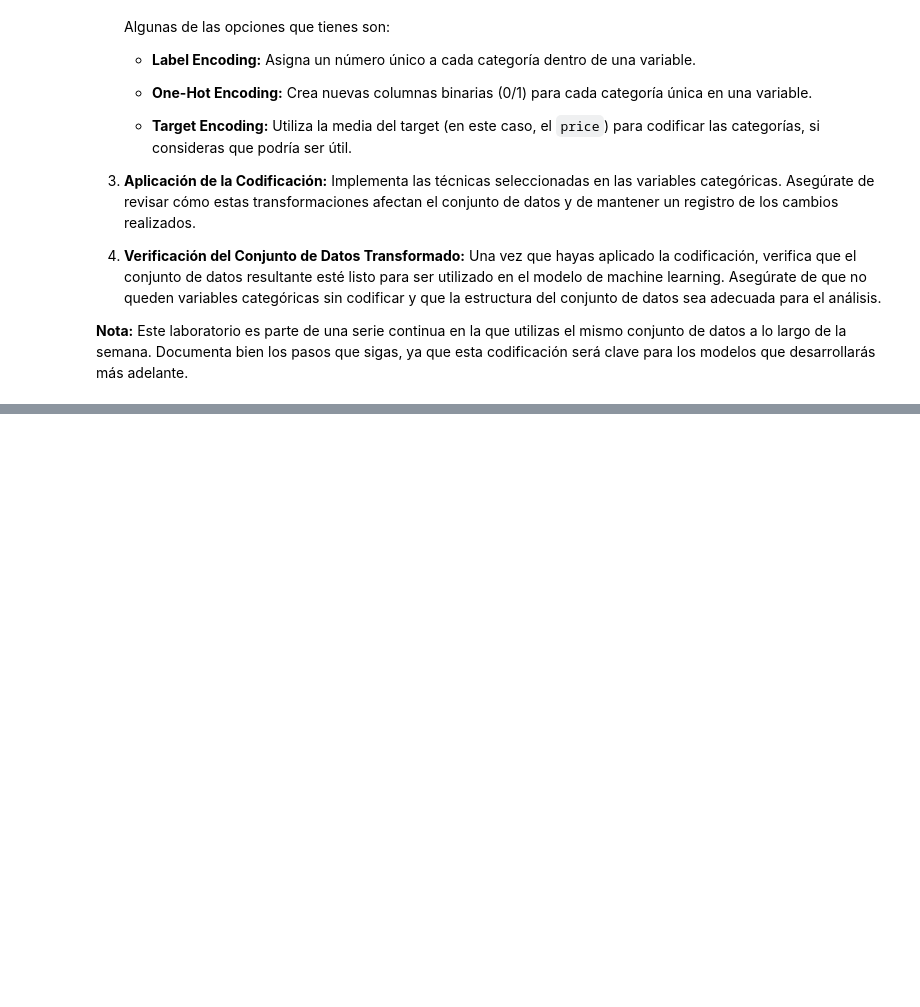
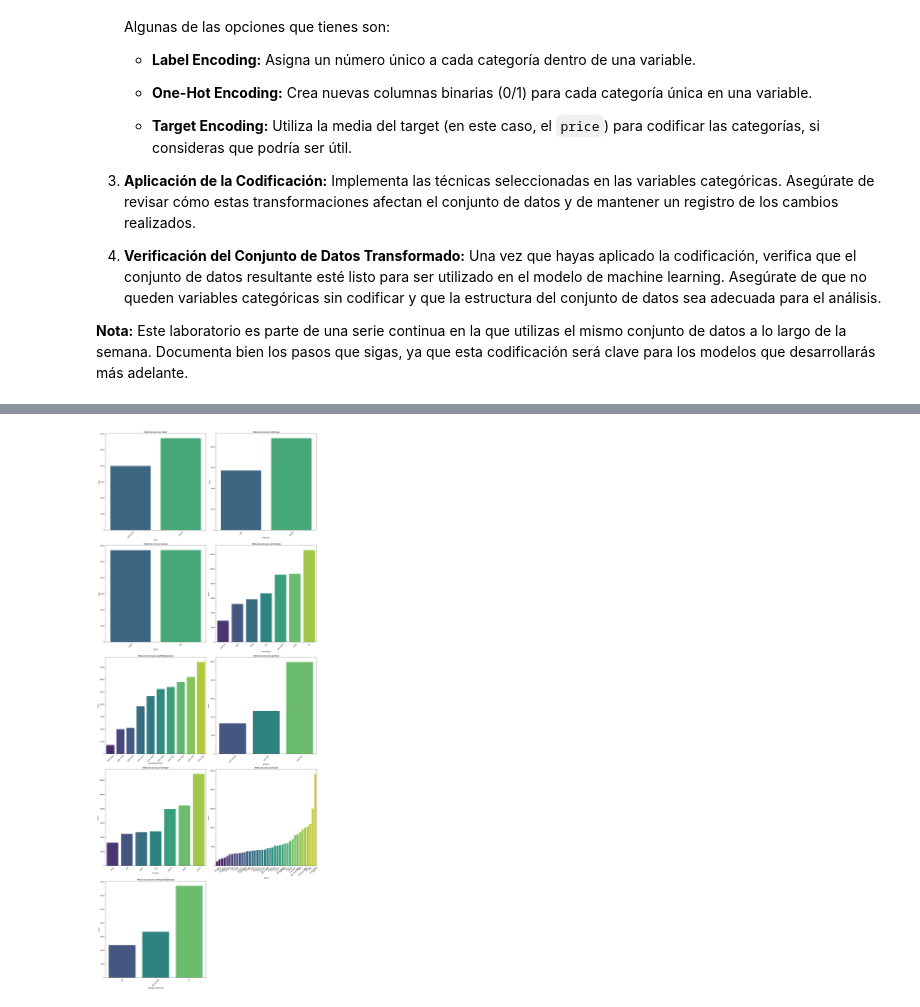
Before and after one commit to SrAlcast/7.4.Encoding, a Jupyter notebook: laboratorio-modulo7-leccion04-encoding.ipynb, the cells around one changed output, grey strips where cells are left out. Cells and saved outputs as stored; diff of their text form; code cells hidden in the pictures; blank space fills up the shorter version.

```diff
--- a/laboratorio-modulo7-leccion04-encoding.ipynb
+++ b/laboratorio-modulo7-leccion04-encoding.ipynb
@@ -29,0 +67,3 @@ En este laboratorio, te centrarás en la **codificación de variables categóric
+# %%
+df=pd.read_csv("data/df_filtrado.csv",index_col=0)
+df.head()
@@ -29,0 +97,3 @@ En este laboratorio, te centrarás en la **codificación de variables categóric
+# %%
+lista_col_categ = df.select_dtypes(include="O").columns.tolist()
+lista_col_categ
@@ -29,0 +138,4 @@ En este laboratorio, te centrarás en la **codificación de variables categóric
+# %%
+sp.crear_barplot(df,lista_col_categ,"price")
+# %% [output]
+[figure, added]
```
Also changed, not shown: parts of 13 cells of this notebook, 6 other files.
